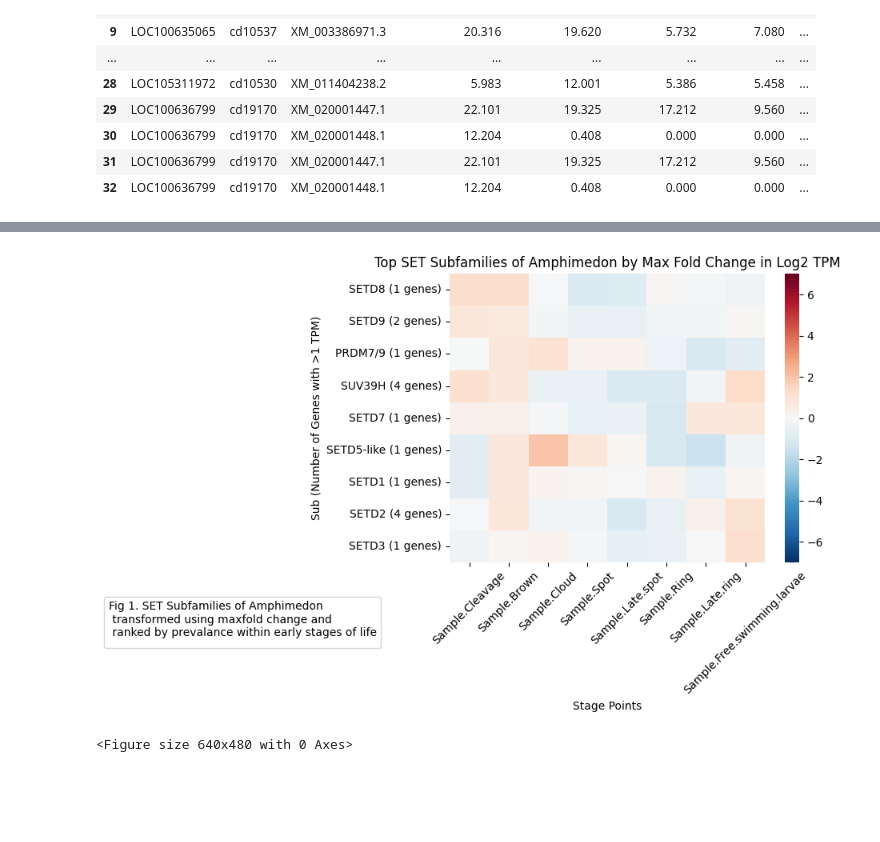
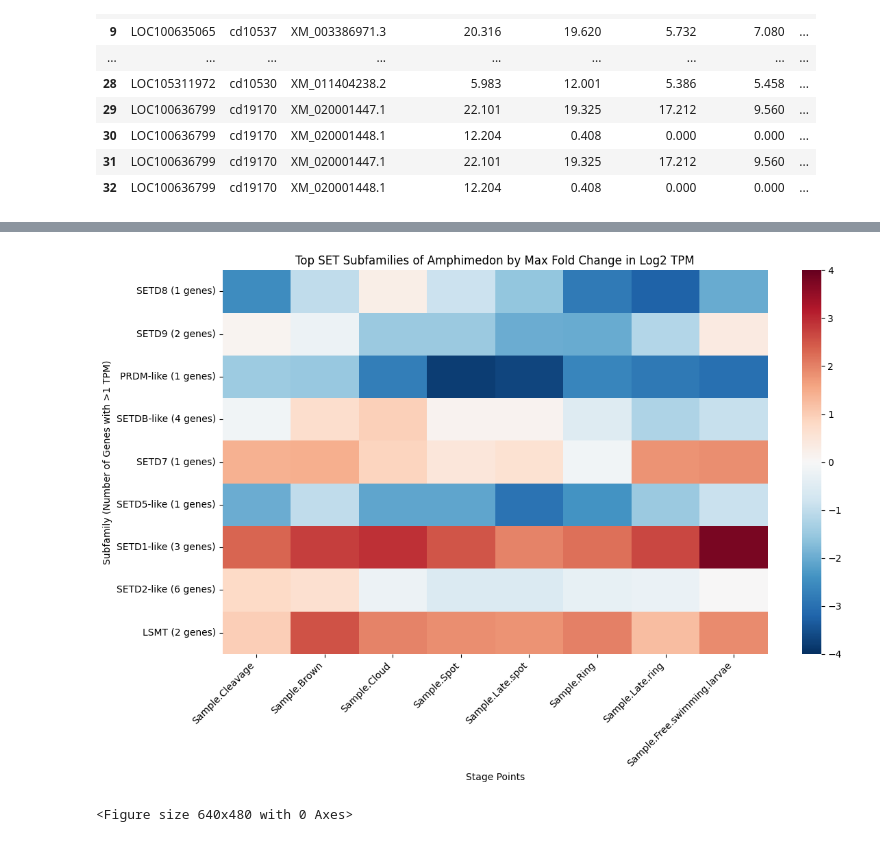
Before and after one commit to EmSalisbury14/Comp-Bio-Project-2, a Jupyter notebook: Code-Part2.ipynb, the cells around one changed output, grey strips where cells are left out. Saved outputs shown, nothing was run; the diff lists cells and outputs as text; code cells hidden in the pictures; blank space fills up the shorter version.

```diff
--- a/Code-Part2.ipynb
+++ b/Code-Part2.ipynb
@@ -43,7 +43,7 @@ RNA_seq_df = pd.read_csv("amphimedon_rnaseq.txt", sep='\t')
 #RNA_seq_df.head(1)
 # %%
 setsub_seq_df = pd.read_csv("SETSubfamilies(1).txt", delim_whitespace=True)
-setsub_seq_df.columns = ['CDD_ID', 'Gene_Name', 'Subfamily_CDDID']
+setsub_seq_df.columns = ['CDD_ID', 'Gene_Name', 'Subfamily_CDDID',"Subfamily_Name"]
 
 #setsub_seq_df[['CDD_ID','Gene_ID','Subfamily_CDDID']] =setsub_seq_df["CDD_ID Gene Name Subfamily CDD_ID"].str.split(r"\s+", n=1, expand=True)
 #setsub_seq_df = setsub_seq_df.drop(columns=["CDD_ID Gene Name   Subfamily CDD_ID"])
@@ -127,25 +142,23 @@ df_unique = Superfamily_Transcript_df.drop_duplicates(subset=["Subfamily_CDDID",
 
 #  Sum TPM values per Subfamily_CDDID, keeping one representative Gene_Name_y
 df_summed = df_unique.groupby("Subfamily_CDDID").agg({
-    "Gene_Name_y": "first",  # take one gene name per subfamily
-    **{col: "sum" for col in df_unique.columns if col not in ["Subfamily_CDDID", "Gene_Name_y", "TranscriptID"]}
+    "Subfamily_Name": "first",  # Take one subfamily name per subfamily
+    **{col: "sum" for col in df_unique.columns if col not in ["Subfamily_CDDID", "Gene_Name_y", "TranscriptID", "Subfamily_Name"]}
 }).reset_index()
 
 output_file = 'unique_TPM_expression_amph_part2.txt'
 df_summed.to_csv(output_file, sep='\t', index=False)
 
 # Log2 transform of numeric TPM columns (replace 0s for log-safety)
-numeric_cols = df_summed.columns.difference(["Subfamily_CDDID", "Gene_Name_y"])
+numeric_cols = df_summed.columns.difference(["Subfamily_CDDID", "Gene_Name_y","Subfamily_Name"])
 df_loged = np.log2(df_summed[numeric_cols].replace(0, 0.5) + 0.5)
-
+print(df_summed)
 # Add identifiers back to the log dataframe
 df_loged["Subfamily_CDDID"] = df_summed["Subfamily_CDDID"]
-df_loged["Gene_Name"] = df_summed["Gene_Name_y"]
+df_loged["Subfamily_Name"] = df_summed["Subfamily_Name"]
 
-
-df_loged = df_loged.sort_values(by="Gene_Name", ascending=True)
+df_loged = df_loged.sort_values(by="Subfamily_Name", ascending=True)
 #df_loged.drop(columns=["Gene_Name"], inplace=True)
-
 # Result
 df_loged
 # %% [output]
@@ -278,54 +289,66 @@ plt.show()
 # %%
+
 tpm_columns = [col for col in df_summed.columns if col.startswith('Sample.')]
 df_summed['Max_Fold_Change'] = df_summed[tpm_columns].max(axis=1) / (df_summed[tpm_columns].min(axis=1) + 0.5)
 
 #sort based on df_summed["Max_Fold_Change"]
 df_sortMX = df_summed.sort_values(by='Max_Fold_Change', ascending=False)
-
-gene_counts = finals_df[finals_df[tpm_columns].gt(1).all(axis=1)].groupby('Gene_Name_y').size().reset_index(name='Gene_Count')
+gene_counts = finals_df[finals_df[tpm_columns].gt(1).all(axis=1)].groupby('Subfamily_Name').size().reset_index(name='Gene_Count')
 gene_counts = gene_counts[gene_counts['Gene_Count'] > 0]
 #merge gene counts
-df_summed_W_genecount = df_sortMX.merge(gene_counts, on='Gene_Name_y', how='left')
+df_summed_W_genecount =df_sortMX.merge(gene_counts, on='Subfamily_Name', how='left')
 #drop na
 df_summed_W_genecount = df_summed_W_genecount.dropna(subset=['Gene_Count'])
-
+#print(df_summed_W_genecount)
 
 top_20_superfamilies = df_summed_W_genecount.head(20)
 
-heatmap_data = top_20_superfamilies.set_index('Gene_Name_y')[tpm_columns]
-
+heatmap_data = top_20_superfamilies.set_index('Subfamily_Name')[tpm_columns]
+#print(heatmap_data.index)
 heatmap_data_log2 = np.log2(heatmap_data + 0.5)
 
+min_val = heatmap_data_log2[tpm_columns].min().min()  # Minimum value across all selected columns
+max_val = heatmap_data_log2[tpm_columns].max().max()  # Maximum value across all selected columns
+midpoint = (min_val + max_val) / 2
 row_mean = heatmap_data_log2.mean(axis=1)
-heatmap_data_centered = heatmap_data_log2.sub(row_mean, axis=0)
+heatmap_data_centered = heatmap_data_log2.sub(midpoint, axis=0)
 
-heatmap_data_centered["log2_diff"] = heatmap_data_log2["Sample.Cleavage"] - heatmap_data_log2["Sample.Free.swimming.larvae"]
-heatmap_data_sorted = heatmap_data_centered.sort_values(by="log2_diff", ascending=False)
-heatmap_data_sorted = heatmap_data_sorted.drop("log2_diff", axis=1)
 
-row_labels = [f"{superfamily} ({count} genes)" for superfamily, count in zip(top_20_superfamilies['Gene_Name_y'], top_20_superfamilies['Gene_Count'])]
 
-# Plot the smaller heatmap
-plt.figure(figsize=(10, 6))
+#heatmap_data_centered["log2_diff"] = heatmap_data_log2["Sample.Cleavage"] - heatmap_data_log2["Sample.Free.swimming.larvae"]
+#print(heatmap_data_centered)
+#heatmap_data_sorted = heatmap_data_centered.sort_values(by="log2_diff", ascending=False)
+#print(heatmap_data_sorted)
+heatmap_data_sorted=heatmap_data_centered
+heatmap_data_sorted['Log2_Variance'] = heatmap_data_log2.var(axis=1)
+df_summed_W_genecount['Log2_Variance'] = heatmap_data_log2.var(axis=1)
+df_summed_W_genecount = df_summed_W_genecount.sort_values(by="Log2_Variance", ascending=False)
+top_20_superfamilies = df_summed_W_genecount.head(20)
+#heatmap_data_sorted = heatmap_data_sorted.drop("log2_diff", axis=1)
+heatmap_data_sorted = heatmap_data_sorted.sort_values(by="Log2_Variance", ascending=False)
+#print(heatmap_data_sorted)
+heatmap_data_sorted = heatmap_data_sorted.drop("Log2_Variance", axis=1)
+row_labels = [f"{superfamily} ({count} genes)"
+    for superfamily, count in zip(top_20_superfamilies['Subfamily_Name'], top_20_superfamilies['Gene_Count'])
+]
+plt.figure(figsize=(12, 8))
 sns.heatmap(
     heatmap_data_sorted,
     cmap="RdBu_r",
     yticklabels=row_labels,
-    vmin=-7,
-    vmax=7,
+    vmin=-4,
+    vmax=4,
 )
 
 plt.title('Top SET Subfamilies of Amphimedon by Max Fold Change in Log2 TPM')
 plt.xlabel('Stage Points')
-plt.ylabel('Sub (Number of Genes with >1 TPM)')
-plt.legend(title="Fig 1. SET Subfamilies of Amphimedon \n transformed using maxfold change and \n ranked by prevalance within early stages of life",
-           loc='best',
-           bbox_to_anchor=(-0.2, -0.10))
-plt.xticks(rotation=45)
+plt.ylabel('Subfamily (Number of Genes with >1 TPM)')
+plt.xticks(rotation=45, ha='right')
 plt.tight_layout()
+plt.draw()
 plt.draw()
 plt.show()
 plt.savefig('Top Domains Heatmap- drosophila.pdf')
 # %% [output]
-[figure, old version]
+[figure, new version]
 <Figure size 640x480 with 0 Axes>
```
Also changed, not shown: parts of 9 cells of this notebook, 20 other files.
